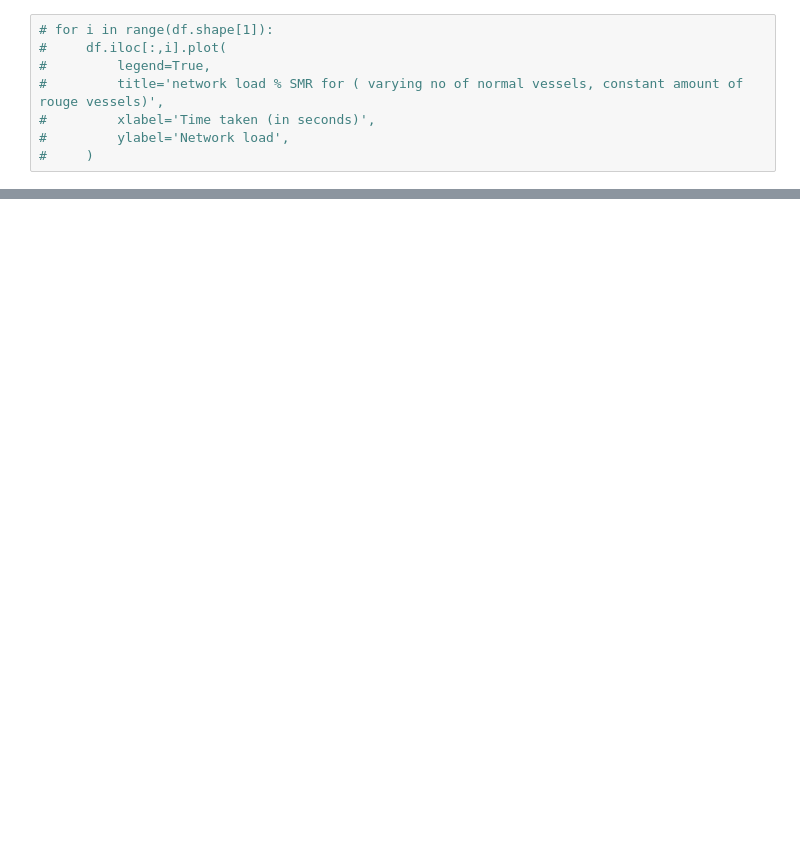
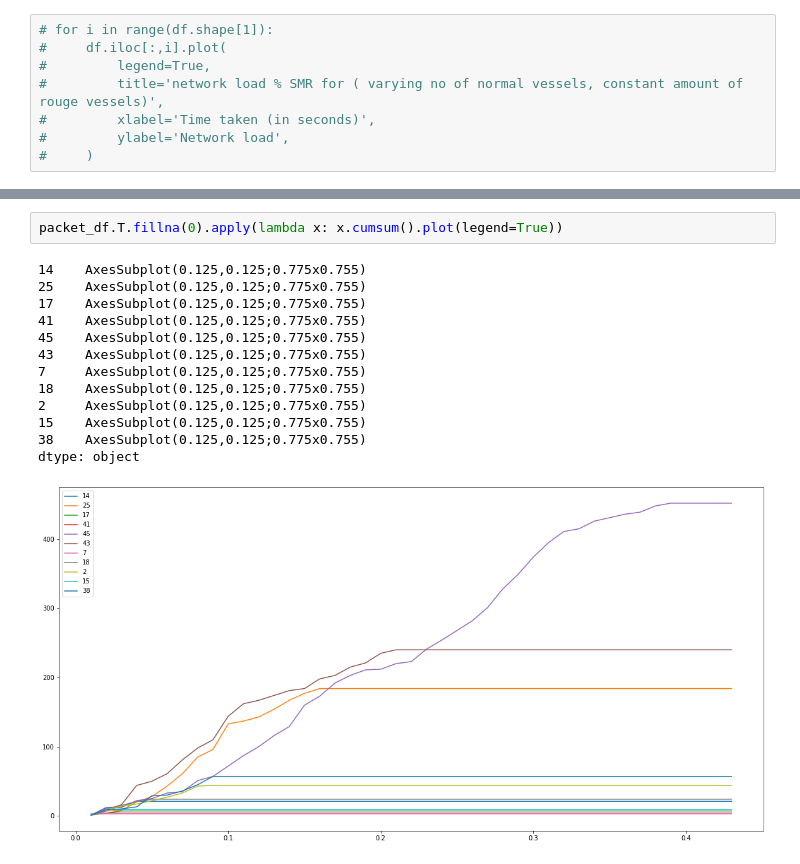
Before and after one commit to naveennvrgup/SMR-Protocol, a Jupyter notebook: results.ipynb, the cells around one changed output, grey strips where cells are left out. Saved outputs shown, nothing was run; the diff lists cells and outputs as text; blank space fills up the shorter version.

```diff
--- a/results.ipynb
+++ b/results.ipynb
@@ -38,0 +64,16 @@ NameError: name 'df' is not defined
+# %%
+packet_df.T.fillna(0).apply(lambda x: x.cumsum().plot(legend=True))
+# %% [output]
+14    AxesSubplot(0.125,0.125;0.775x0.755)
+25    AxesSubplot(0.125,0.125;0.775x0.755)
+17    AxesSubplot(0.125,0.125;0.775x0.755)
+41    AxesSubplot(0.125,0.125;0.775x0.755)
+45    AxesSubplot(0.125,0.125;0.775x0.755)
+43    AxesSubplot(0.125,0.125;0.775x0.755)
+7     AxesSubplot(0.125,0.125;0.775x0.755)
+18    AxesSubplot(0.125,0.125;0.775x0.755)
+2     AxesSubplot(0.125,0.125;0.775x0.755)
+15    AxesSubplot(0.125,0.125;0.775x0.755)
+38    AxesSubplot(0.125,0.125;0.775x0.755)
+dtype: object
+[figure, added]
```
Also changed, not shown: parts of 4 cells of this notebook, 2 other files.
